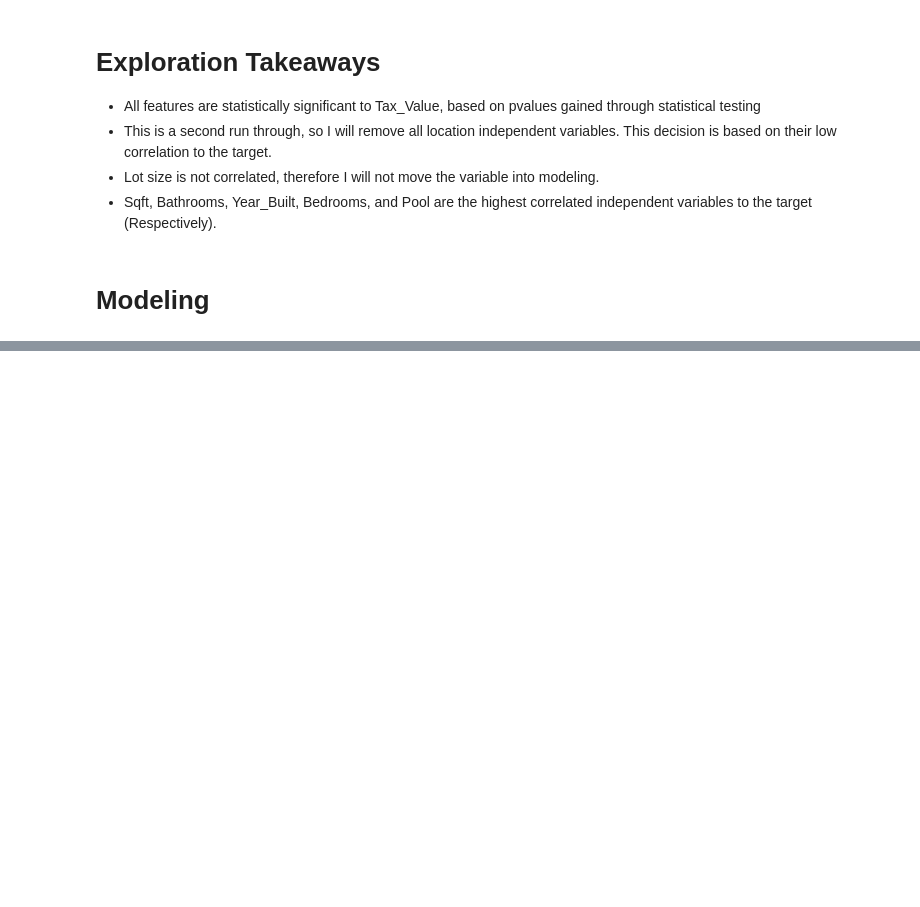
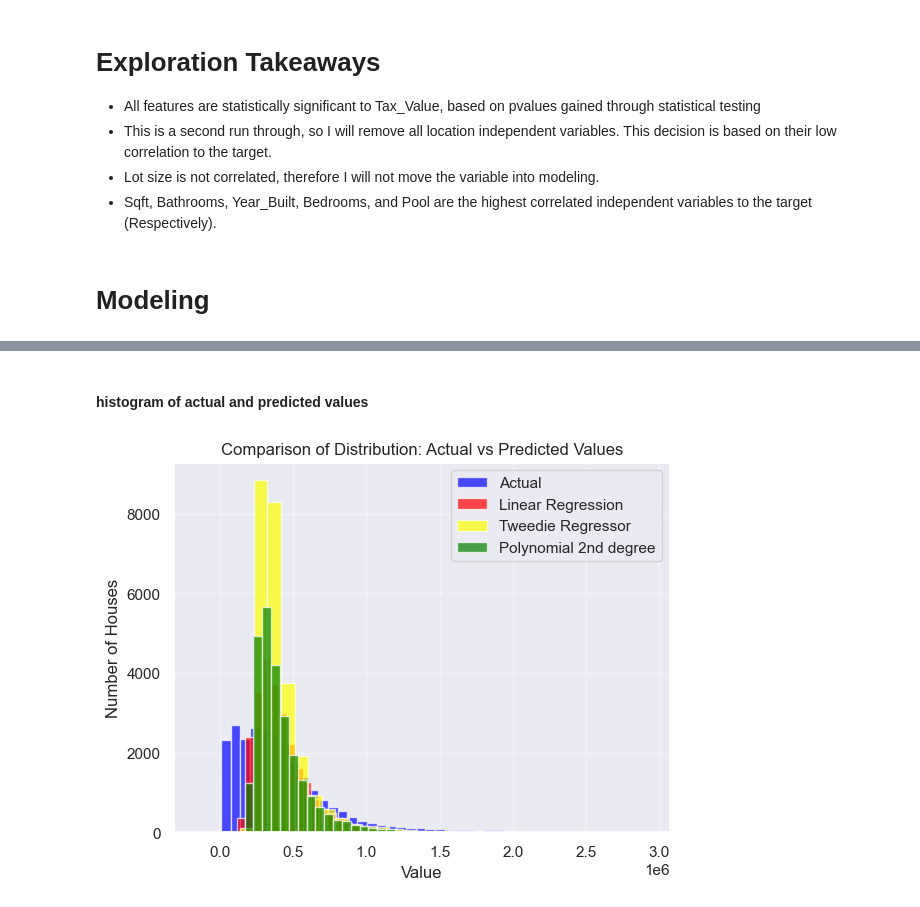
Before and after one commit to Andrew-Casey/Zillow_project, a Jupyter notebook: Zillow_MVP2.ipynb, the cells around one changed output, grey strips where cells are left out. Saved outputs shown, nothing was run; the diff lists cells and outputs as text; code cells hidden in the pictures; blank space fills up the shorter version.

```diff
--- a/Zillow_MVP2.ipynb
+++ b/Zillow_MVP2.ipynb
@@ -647,0 +1244,19 @@ eva.run_regression1(X_train_scaled, y_train)
+# %% [markdown]
+#### histogram of actual and predicted values
+# %%
+#histogram of actual and predicted values
+plt.hist(plot_this.actual, bins=30, color='blue', alpha=0.7, label="Actual")
+plt.hist(plot_this.pred_OLS, bins=30, color='red', alpha=0.7, label="Linear Regression")
+plt.hist(plot_this.pred_glm, bins=30, color='yellow', alpha=0.7, label="Tweedie Regressor")
+plt.hist(plot_this.pred_pr, bins=30, color='green', alpha=0.7, label="Polynomial 2nd degree")
+
+plt.xlabel("Value")
+plt.ylabel("Number of Houses")
+plt.title("Comparison of Distribution: Actual vs Predicted Values")
+plt.legend()
+
+plt.grid(True, linestyle='--', alpha=0.5)  # Add gridlines
+
+plt.show()
+# %% [output]
+[figure, added]
```
Also changed, not shown: parts of 123 cells of this notebook, 7 other files.
